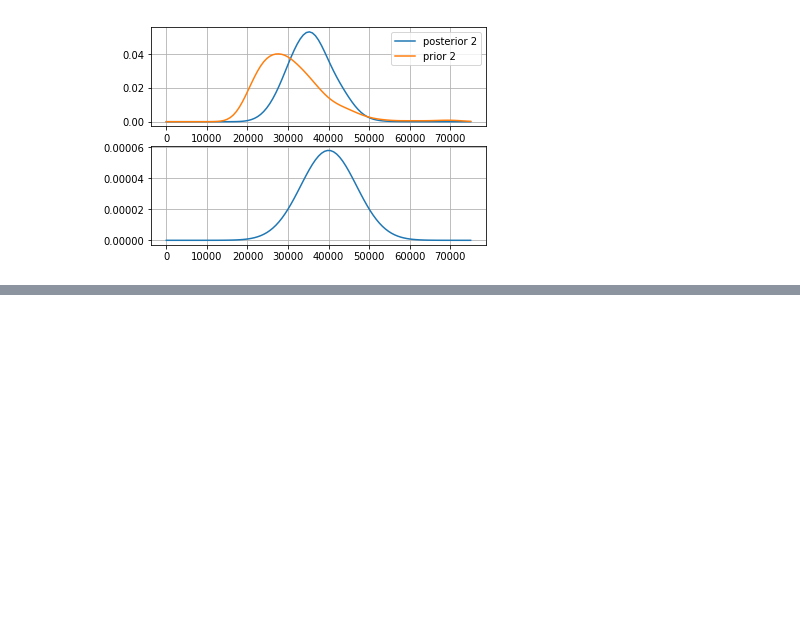
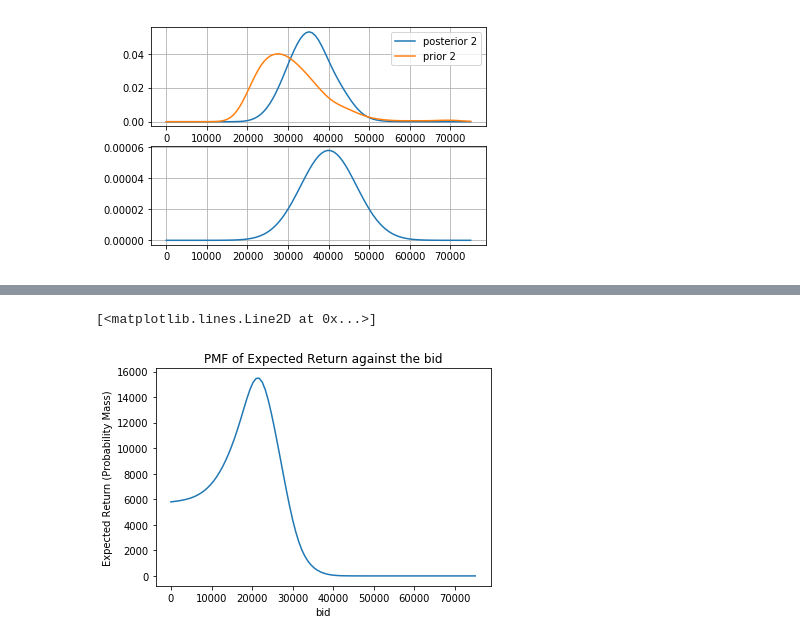
Before and after one commit to yongduek/lectures, a Jupyter notebook: bayesian/6.Decision Analysis.ipynb, the cells around one changed output, grey strips where cells are left out. Saved outputs shown, nothing was run; the diff lists cells and outputs as text; code cells hidden in the pictures; blank space fills up the shorter version.

```diff
--- a/bayesian/6.Decision Analysis.ipynb
+++ b/bayesian/6.Decision Analysis.ipynb
@@ -290,0 +323,37 @@ Now we will make use of the posterior distribution to make a good decision for t
+# %%
+expectedGainPmf = []
+#egl = {}
+for b in bids: # for each bid
+    expectedGain = 0
+#    eg = {}
+    for p in prices:
+        mydiff = p - b
+        special = False
+        if mydiff < 0:
+            gain = 0
+        else:
+            gain = p
+
+            if mydiff <= 250: # in this case I will get more prize. Allen says this is very rare and simply set to the double.
+                gain = 2*p
+                special = True
+            #
+            winProb = evaluateCDF (xdiff, cdf_diff2, -1) + (1 - evaluateCDF(xdiff, cdf_diff2, mydiff))
+        #
+        gainXwinProb = gain * winProb
+        #
+        expectedGain += gainXwinProb * evalPmf (xs, post1, p)
+#        eg[p] = (mydiff, p, gain, special, gainXwinProb, \
+#                 winProb, evaluateCDF (xdiff, cdf_diff2, -1), 1-evaluateCDF (xdiff, cdf_diff2, mydiff) if mydiff >= 0 else 0, \
+#                 evalPmf(xs, post1, p))
+    expectedGainPmf.append (expectedGain)
+#    egl[b] = eg
+#
+# %%
+plt.title ('PMF of Expected Return against the bid')
+plt.xlabel('bid')
+plt.ylabel('Expected Return (Probability Mass)')
+plt.plot (bids, expectedGainPmf)
+# %% [output]
+[<matplotlib.lines.Line2D at 0x...>]
+[figure, added]
```
Also changed, not shown: parts of 18 cells of this notebook.
